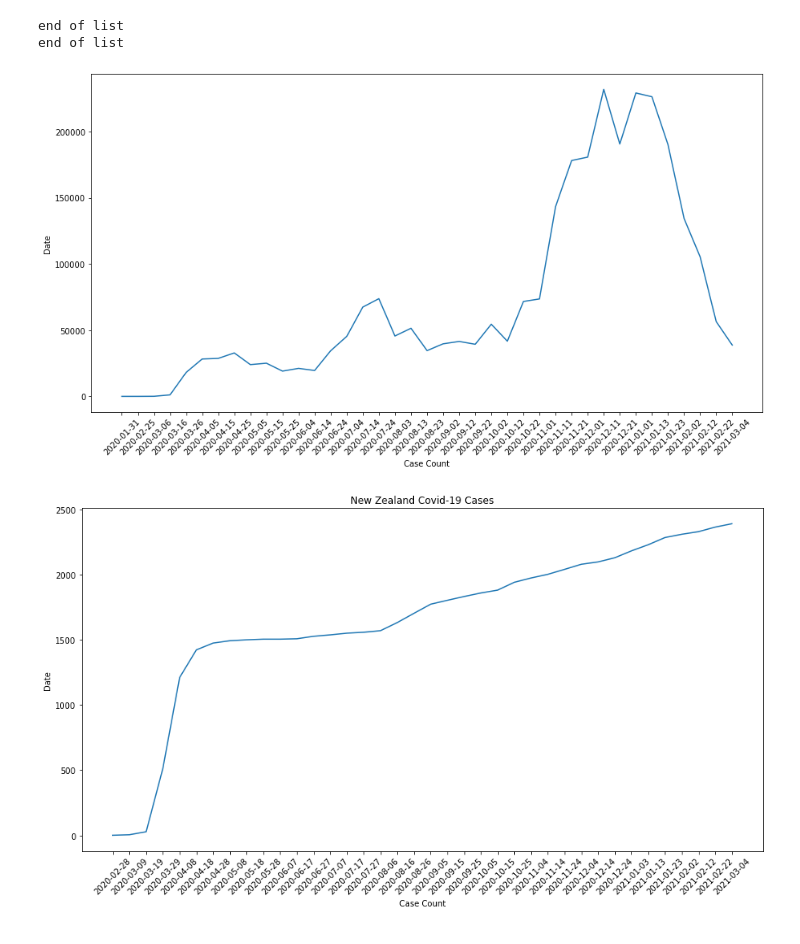
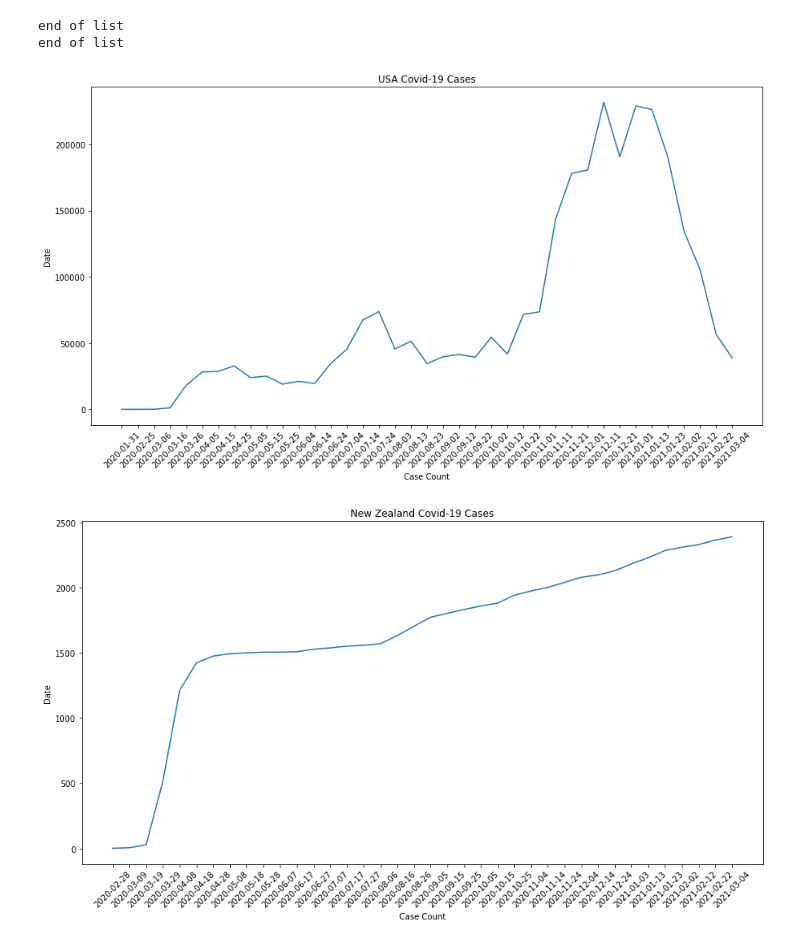
Before and after one commit to lguloy/Covid-Health-Trends, a Jupyter notebook: USA Data.ipynb, the cells around one changed output. Saved outputs shown, nothing was run; the diff lists cells and outputs as text; code cells hidden in the pictures.

Commit message:
Fixed a few titles and labels

```diff
--- a/USA Data.ipynb
+++ b/USA Data.ipynb
@@ -127,23 +127,23 @@ end of list
 # %%
 
 USA_Cases = USA_Cases[USA_Cases.index % 10 == 0]
 # Create Figure and Axes instances
 fig,ax = plt.subplots(1,figsize=(15,7.75))
 # Make your plot, set your axes labels
 ax.plot(USA_Cases['Date'], USA_Cases['Case Count'])
 ax.set_ylabel('Date')
 ax.set_xlabel('Case Count')
-
+ax.set_title("USA Covid-19 Cases")
 # Turn off tick labels
 
 
 
 
 plt.xticks(rotation = 45)
 plt.savefig("USA Covid-19 Count")
 plt.show()
 # %% [output]
-[figure, old version]
+[figure, new version]
 # %%
  URL2 = "https://api.covid19api.com/dayone/country/new-zealand"
 # %%
```
Also changed, not shown: parts of 2 cells of this notebook, 1 other file.
